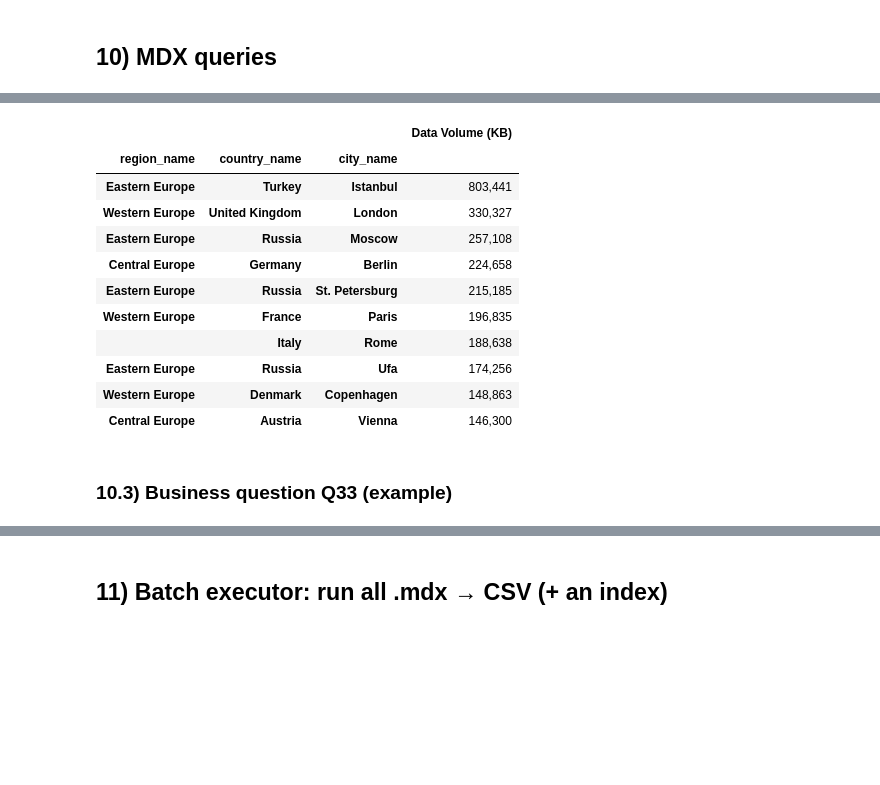
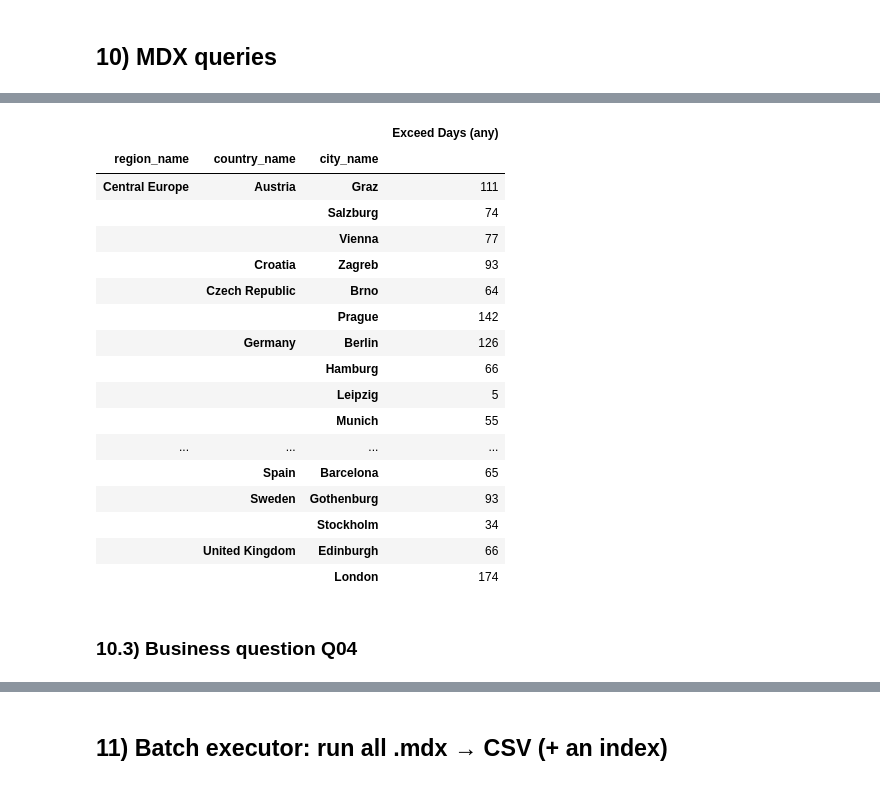
Before and after one commit to timg4/BusinessIntelligence, a Jupyter notebook: DWH2/AirQ_Part2_061.ipynb, the cells around one changed output, grey strips where cells are left out. Saved outputs shown, nothing was run; the diff lists cells and outputs as text; code cells hidden in the pictures; blank space fills up the shorter version.

```diff
--- a/DWH2/AirQ_Part2_061.ipynb
+++ b/DWH2/AirQ_Part2_061.ipynb
@@ -439,5 +439,5 @@ display(df)
 | 18 | Serbia | 77.9662900000000000 |
 # %%
 # Business question Q18
-df = run_sqlscript("sql/a2_q18.sql", engine=engine, progress=VERBOSE_SQL)
+df = run_sqlscript("sql/a2_q18_A.sql", engine=engine, progress=VERBOSE_SQL)
 display(df)
@@ -665,42 +683,42 @@ WHERE (
 # %%
 %%mdx
 
--- 32. For 2024, show Data Volume (KB) by City for category ‘Volatile Organic Compound’, and list the Top 10 cities.
--- Return the Top 10 cities on rows (highest -> lowest) and one column with Data Volume (KB) for 2024, limited to the Volatile Organic Compound category.
+-- Q03. For PM10 in 2024, show the total Exceed Days (any) by City. Return one row per city and a
+-- single column with the total number of exceedance days for that year
+
 SELECT
-  { [Measures].[Data Volume (KB)] } ON COLUMNS,
-  TOPCOUNT(
-    NONEMPTY([dim_city].[Geo].[city_name].Members, [Measures].[Data Volume (KB)]),
-    10, [Measures].[Data Volume (KB)]
-  ) ON ROWS
-FROM (
-  SELECT ( [dim_timemonth].[Time].[year_num].&[2024] ) ON 0 FROM (
-    SELECT (
-      FILTER(
-        [dim_param].[Param].[param_name].Members,
-        ANCESTOR(
-          [dim_param].[Param].CurrentMember,
-          [dim_param].[Param].[category]
-        ).Name = "Volatile Organic Compound"
-      )
-    ) ON 0 FROM [AirQ Cube]
-  )
+    { [Measures].[Exceed Days (any)] } ON COLUMNS,
+
+    NON EMPTY
+    [dim_city].[Geo].[city_name].Members ON ROWS
+
+FROM [AirQ Cube]
+
+WHERE (
+    [dim_param].[Param].[param_name].&[PM10],
+    [dim_timemonth].[Time].[year_num].&[2024]
 )
 # %% [output]
-|  |  |  | Data Volume (KB) |
+|  |  |  | Exceed Days (any) |
 | region_name | country_name | city_name |  |
-| Eastern Europe | Turkey | Istanbul | 803,441 |
-| Western Europe | United Kingdom | London | 330,327 |
-| Eastern Europe | Russia | Moscow | 257,108 |
-| Central Europe | Germany | Berlin | 224,658 |
-| Eastern Europe | Russia | St. Petersburg | 215,185 |
-| Western Europe | France | Paris | 196,835 |
-|  | Italy | Rome | 188,638 |
-| Eastern Europe | Russia | Ufa | 174,256 |
-| Western Europe | Denmark | Copenhagen | 148,863 |
-| Central Europe | Austria | Vienna | 146,300 |
+| Central Europe | Austria | Graz | 111 |
+|  |  | Salzburg | 74 |
+|  |  | Vienna | 77 |
+|  | Croatia | Zagreb | 93 |
+|  | Czech Republic | Brno | 64 |
+|  |  | Prague | 142 |
+|  | Germany | Berlin | 126 |
+|  |  | Hamburg | 66 |
+|  |  | Leipzig | 5 |
+|  |  | Munich | 55 |
+| ... | ... | ... | ... |
+|  | Spain | Barcelona | 65 |
+|  | Sweden | Gothenburg | 93 |
+|  |  | Stockholm | 34 |
+|  | United Kingdom | Edinburgh | 66 |
+|  |  | London | 174 |
 # %% [markdown]
-### 10.3) Business question Q33 (example)
+### 10.3) Business question Q04
 # %%
 %%mdx
 
```
Also changed, not shown: parts of 18 cells of this notebook, 9 other files.
